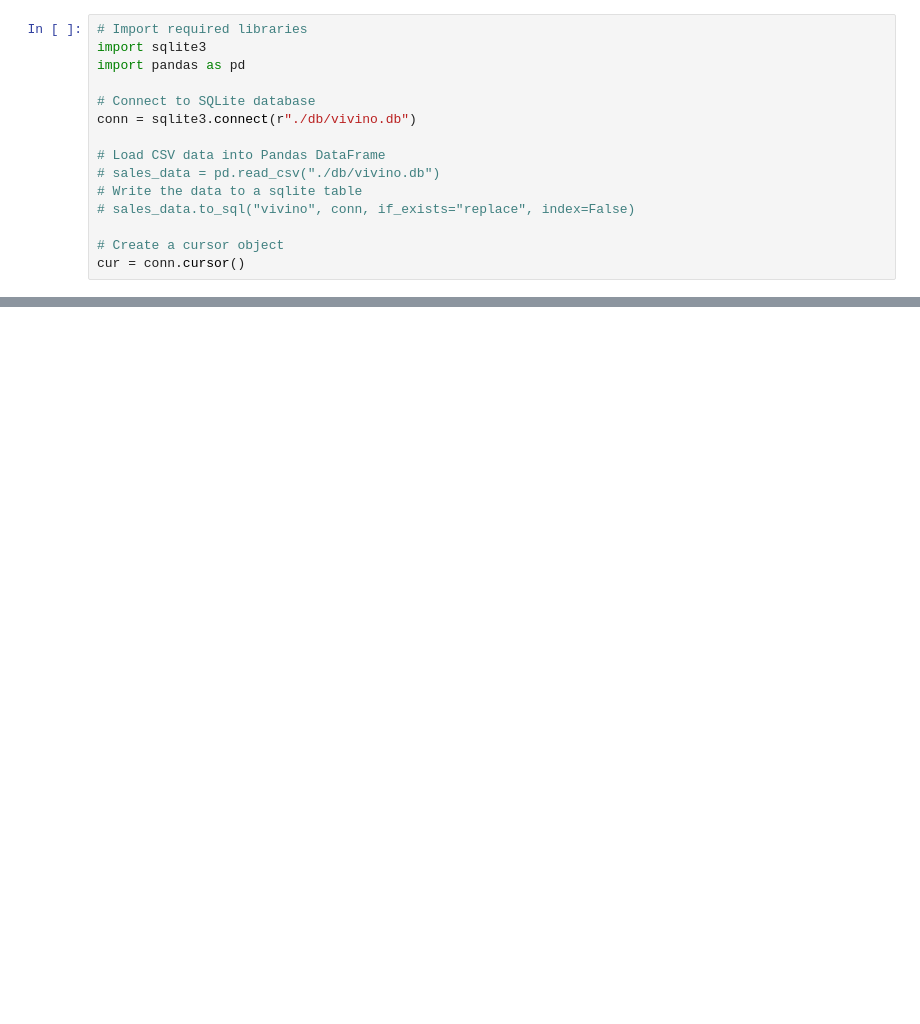
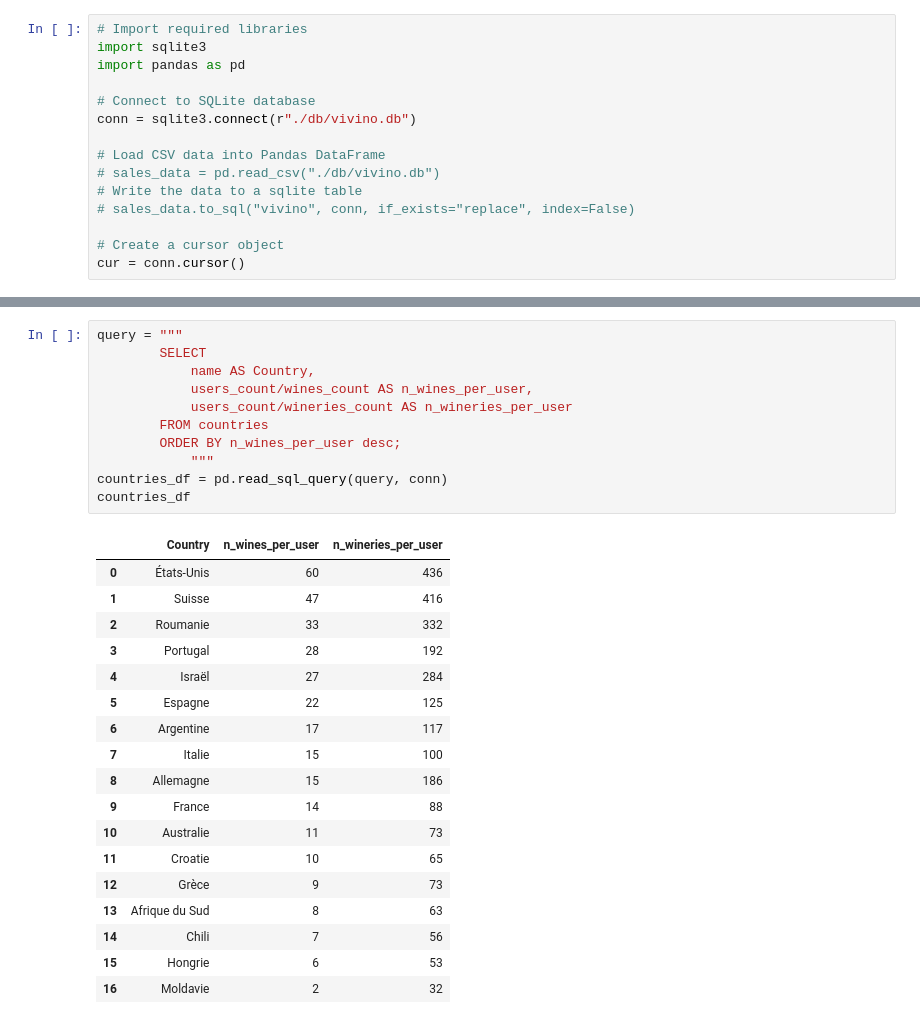
Before and after one commit to jduffy93/wine-market-analysis, a Jupyter notebook: wiwino_analysis.ipynb, the cells around one changed output, grey strips where cells are left out. Cells and saved outputs as stored; diff of their text form; blank space fills up the shorter version.

```diff
--- a/wiwino_analysis.ipynb
+++ b/wiwino_analysis.ipynb
@@ -43,0 +65,30 @@ sales_df.head()
+# %%
+query = """
+        SELECT
+            name AS Country,
+            users_count/wines_count AS n_wines_per_user,
+            users_count/wineries_count AS n_wineries_per_user
+        FROM countries
+        ORDER BY n_wines_per_user desc;
+            """
+countries_df = pd.read_sql_query(query, conn)
+countries_df
+# %% [output]
+|  | Country | n_wines_per_user | n_wineries_per_user |
+| 0 | États-Unis | 60 | 436 |
+| 1 | Suisse | 47 | 416 |
+| 2 | Roumanie | 33 | 332 |
+| 3 | Portugal | 28 | 192 |
+| 4 | Israël | 27 | 284 |
+| 5 | Espagne | 22 | 125 |
+| 6 | Argentine | 17 | 117 |
+| 7 | Italie | 15 | 100 |
+| 8 | Allemagne | 15 | 186 |
+| 9 | France | 14 | 88 |
+| 10 | Australie | 11 | 73 |
+| 11 | Croatie | 10 | 65 |
+| 12 | Grèce | 9 | 73 |
+| 13 | Afrique du Sud | 8 | 63 |
+| 14 | Chili | 7 | 56 |
+| 15 | Hongrie | 6 | 53 |
+| 16 | Moldavie | 2 | 32 |
```
Also changed, not shown: parts of 16 cells of this notebook, 1 other file.
